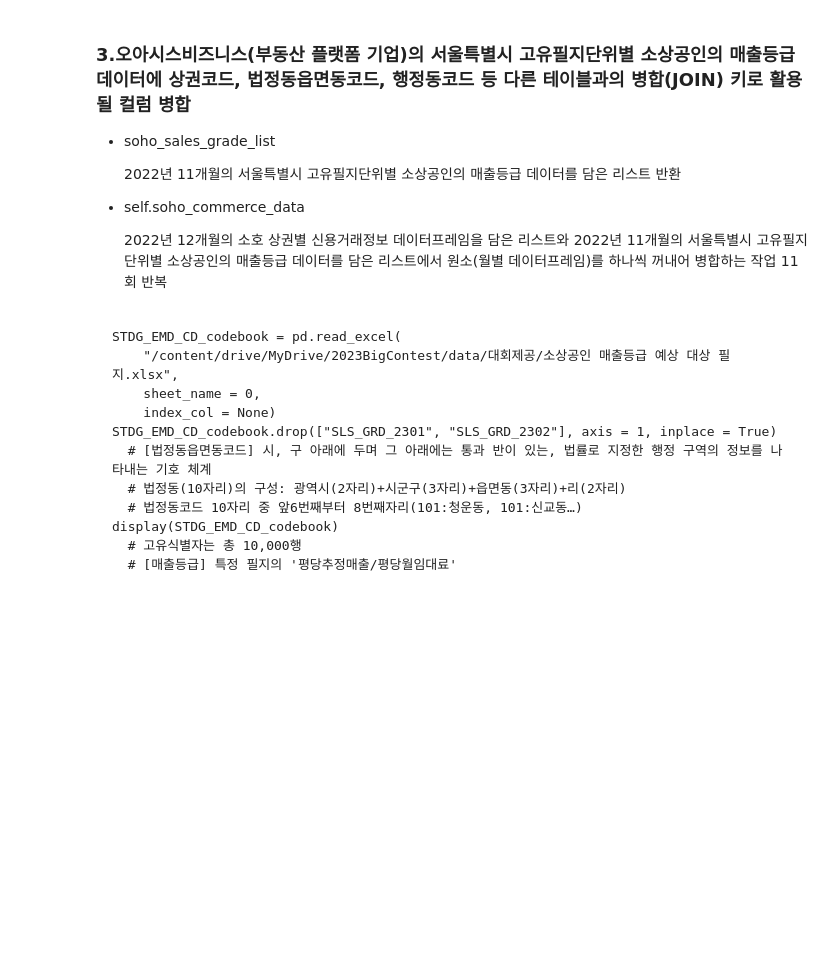
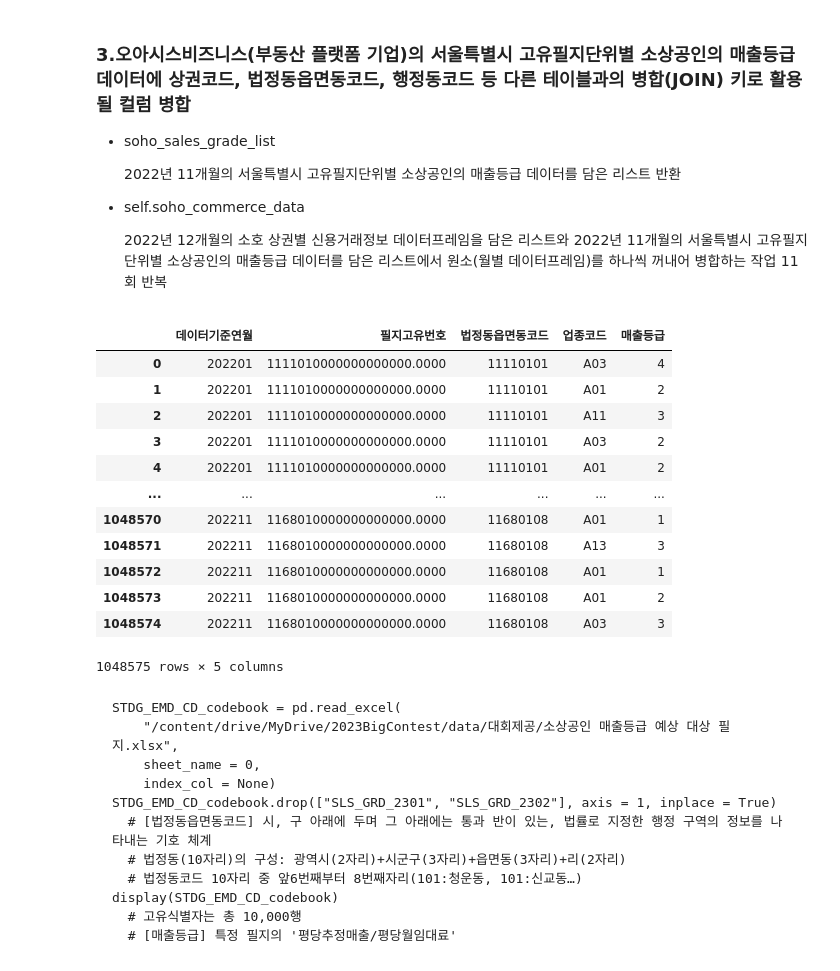
Before and after one commit to Gayeon6423/2023BigContest, a Jupyter notebook: [KCD_SOHO]_DATA_MERGE.ipynb, the cells around one changed output. Drawn from its saved outputs; the diff is of its cells as text; code cells hidden in the pictures; blank space fills up the shorter version.

````diff
--- a/[KCD_SOHO]_DATA_MERGE.ipynb
+++ b/[KCD_SOHO]_DATA_MERGE.ipynb
@@ -555,29 +573,25 @@ class LoadData():
 
     commerce_district_data_chunk = pd.read_csv(
         commerce_district_data_path, chunksize = 10**5,
-        index_col = False, na_values = "NaN", encoding = "utf-8")
+        index_col = False, na_values = "NaN", encoding = "cp949")
     commerce_district_data_list = list(commerce_district_data_chunk)
       # 용량이 큰 csv 파일 읽어오기(fopen - fread와 유사한 방식)
     self.commerce_district_data = pd.concat(commerce_district_data_list)
     self.soho_commerce_data = soho_commerce_data
 
 
-  def chunkDataMerge(self, column_name_list: List, codebook_filepath: str, district_file_path: str,
-                     left_join_key1: str, right_join_key1: str, left_join_key2: str, right_join_key2: str):
+  def chunkDataMerge(self, column_name_list: List):
+                     # , codebook_filepath: str, district_file_path: str, left_join_key1: str, right_join_key1: str, left_join_key2: str, right_join_key2: str):
     self.commerce_district_data.columns = column_name_list
-    codebook = pd.read_csv(codebook_filepath, index_col = False, encoding = "euc-kr")
-    district_code = pd.read_csv(district_file_path, index_col = False, encoding = "euc-kr")
 
-    self.commerce_district_data = pd.merge(
-        left = self.commerce_district_data, right = codebook,
-        left_on = left_join_key1, right_on = right_join_key1, how = "left")
-    # display(self.commerce_district_data.info())
-    # display(district_code.info())
+    # codebook = pd.read_csv(codebook_filepath, index_col = False, encoding = "euc-kr")
+    # district_code = pd.read_csv(district_file_path, index_col = False, encoding = "euc-kr")
 
-    self.commerce_district_data.drop(right_join_key1, axis = 1, inplace = True)
-    self.commerce_district_data = pd.merge(
-        left = self.commerce_district_data, right = district_code[["상권_구분_코드_명", "상권_코드", "상권_코드_명"]],
-        left_on = left_join_key2, right_on = right_join_key2, how = "left")
+    # self.commerce_district_data = pd.merge(left = self.commerce_district_data, right = codebook, left_on = left_join_key1, right_on = right_join_key1, how = "left")
+    # self.commerce_district_data.drop(right_join_key1, axis = 1, inplace = True)
+    # self.commerce_district_data = pd.merge(
+        # left = self.commerce_district_data, right = district_code[["상권_구분_코드_명", "상권_코드", "상권_코드_명"]],
+        # left_on = left_join_key2, right_on = right_join_key2, how = "left")
 
     return self.commerce_district_data
 
@@ -614,3 +620,19 @@ soho_sales_grade_list = soho_sales_grade.splitMonthlyData(month = 202201)
+# %%
+soho_sales_grade.chunkDataMerge(column_name_list = ["데이터기준연월", "필지고유번호", "법정동읍면동코드", "업종코드", "매출등급"])
+# %% [output]
+|  | 데이터기준연월 | 필지고유번호 | 법정동읍면동코드 | 업종코드 | 매출등급 |
+| 0 | 202201 | 1111010000000000000.0000 | 11110101 | A03 | 4 |
+| 1 | 202201 | 1111010000000000000.0000 | 11110101 | A01 | 2 |
+| 2 | 202201 | 1111010000000000000.0000 | 11110101 | A11 | 3 |
+| 3 | 202201 | 1111010000000000000.0000 | 11110101 | A03 | 2 |
+| 4 | 202201 | 1111010000000000000.0000 | 11110101 | A01 | 2 |
+| ... | ... | ... | ... | ... | ... |
+| 1048570 | 202211 | 1168010000000000000.0000 | 11680108 | A01 | 1 |
+| 1048571 | 202211 | 1168010000000000000.0000 | 11680108 | A13 | 3 |
+| 1048572 | 202211 | 1168010000000000000.0000 | 11680108 | A01 | 1 |
+| 1048573 | 202211 | 1168010000000000000.0000 | 11680108 | A01 | 2 |
+| 1048574 | 202211 | 1168010000000000000.0000 | 11680108 | A03 | 3 |
+1048575 rows × 5 columns
 # %% [markdown]
 ```
 STDG_EMD_CD_codebook = pd.read_excel(
````
Also changed, not shown: parts of 13 cells of this notebook.
